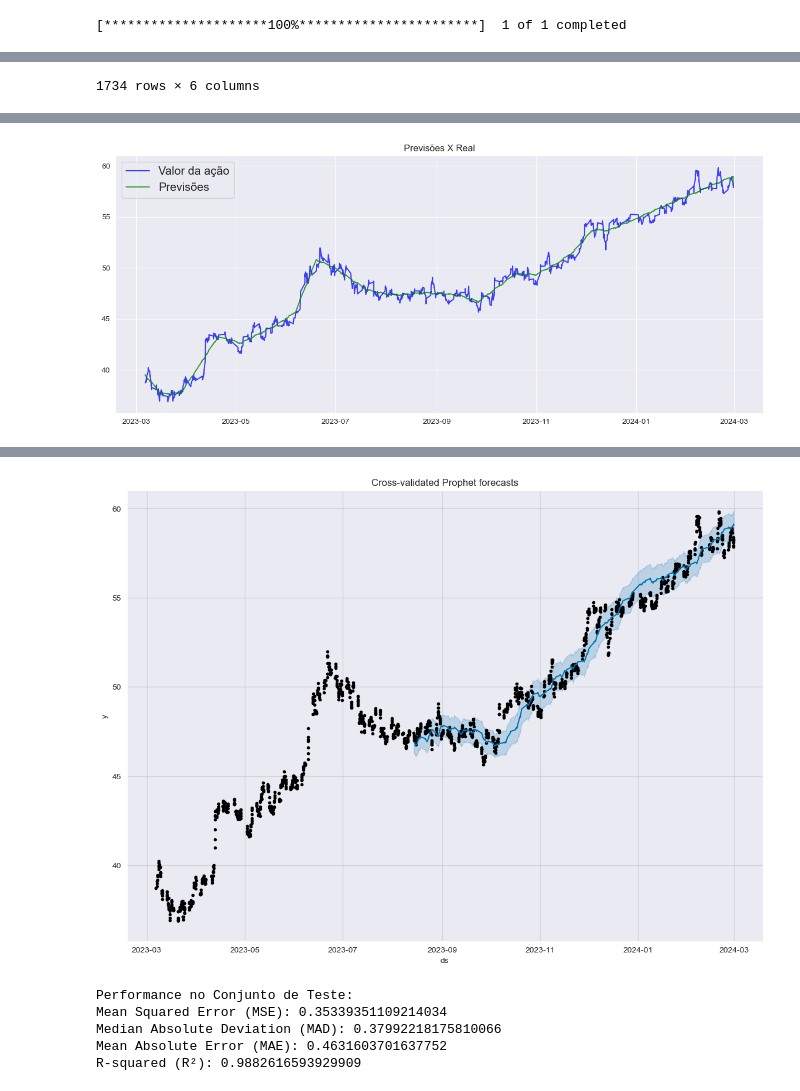
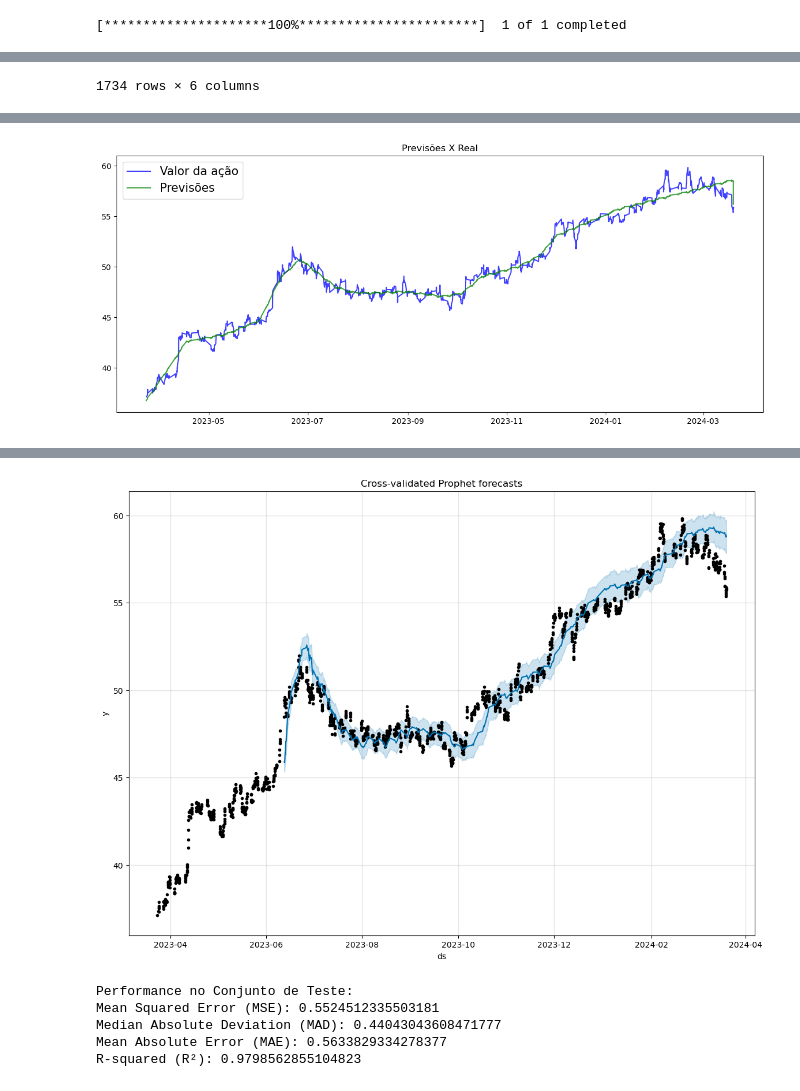
Before and after one commit to FranciscoVieiraN/stock_prediction, a Jupyter notebook: Prophet.ipynb, the cells around one changed output, grey strips where cells are left out. Drawn from its saved outputs; the diff is of its cells as text; code cells hidden in the pictures.

```diff
--- a/Prophet.ipynb
+++ b/Prophet.ipynb
@@ -81,7 +81,7 @@ pred_df.drop(labels='index', axis=1,inplace=True)
 pred_df.rename(columns={'ds': 'date', 'yhat': 'predicted price'}, inplace=True)
 
 # Execução da validação cruzada
-df_cv = cross_validation(m, initial='160 days', period='1 days', horizon='1 days')
+df_cv = cross_validation(m, initial='80 days', period='1 days', horizon='1 days')
 
 # Análise de desempenho da validação cruzada
 df_p = performance_metrics(df_cv)
@@ -135 +135 @@ memory usage: 94.8 KB
-[figure, old version]
+[figure, new version]
@@ -153,6 +153,6 @@ memory usage: 94.8 KB
-[figure, old version]
+[figure, new version]
 Performance no Conjunto de Teste:
-Mean Squared Error (MSE): 0.35339351109214034
-Median Absolute Deviation (MAD): 0.37992218175810066
-Mean Absolute Error (MAE): 0.4631603701637752
-R-squared (R²): 0.9882616593929909
+Mean Squared Error (MSE): 0.5524512335503181
+Median Absolute Deviation (MAD): 0.44043043608471777
+Mean Absolute Error (MAE): 0.5633829334278377
+R-squared (R²): 0.9798562855104823
```
Also changed, not shown: parts of 1 cell of this notebook, 2 other files.
